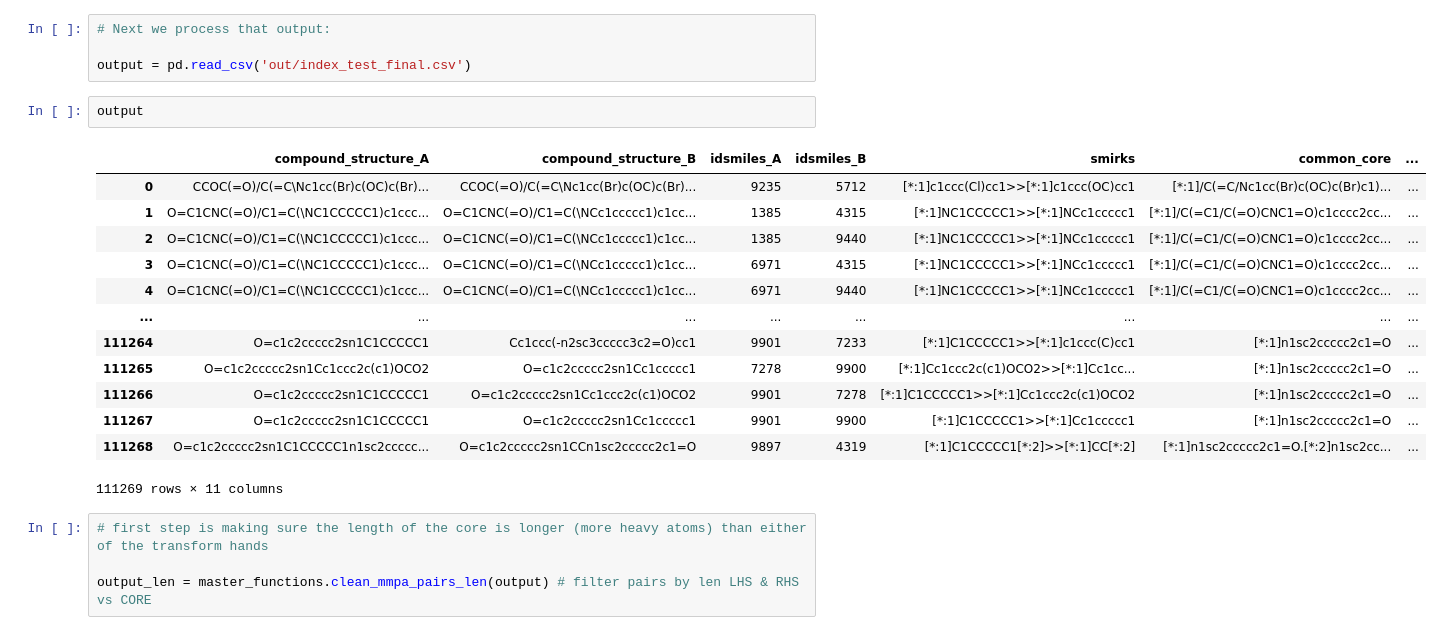
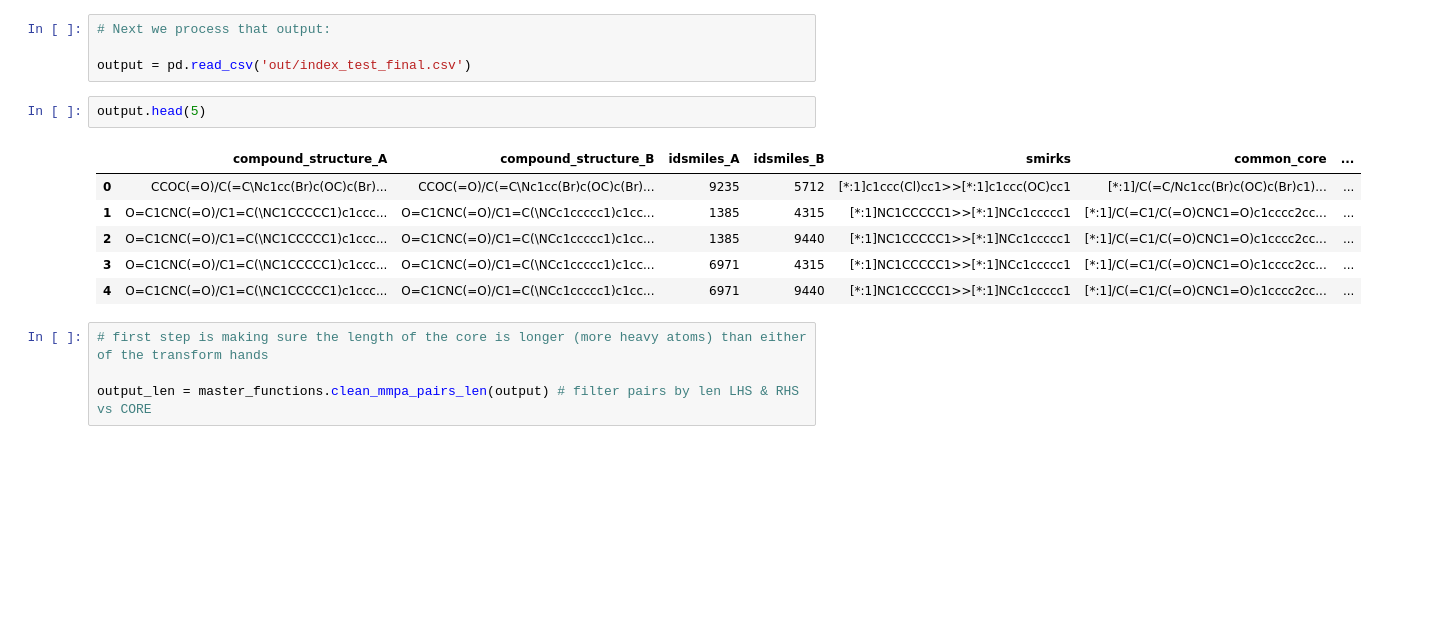
Before and after one commit to domgurvic/ml_mmpa, a Jupyter notebook: test_workflow.ipynb, the cells around one changed output. Cells and saved outputs as stored; diff of their text form; blank space fills up the shorter version.

```diff
--- a/test_workflow.ipynb
+++ b/test_workflow.ipynb
@@ -45,21 +43,14 @@ saving final file:  out/index_test_3_final.csv
 
 output = pd.read_csv('out/index_test_final.csv')
 # %%
-output
+output.head(5)
 # %% [output]
 |  | compound_structure_A | compound_structure_B | idsmiles_A | idsmiles_B | smirks | common_core | ... |
 | 0 | CCOC(=O)/C(=C\Nc1cc(Br)c(OC)c(Br)... | CCOC(=O)/C(=C\Nc1cc(Br)c(OC)c(Br)... | 9235 | 5712 | [*:1]c1ccc(Cl)cc1>>[*:1]c1ccc(OC)cc1 | [*:1]/C(=C/Nc1cc(Br)c(OC)c(Br)c1)... | ... |
 | 1 | O=C1CNC(=O)/C1=C(\NC1CCCCC1)c1ccc... | O=C1CNC(=O)/C1=C(\NCc1ccccc1)c1cc... | 1385 | 4315 | [*:1]NC1CCCCC1>>[*:1]NCc1ccccc1 | [*:1]/C(=C1/C(=O)CNC1=O)c1cccc2cc... | ... |
 | 2 | O=C1CNC(=O)/C1=C(\NC1CCCCC1)c1ccc... | O=C1CNC(=O)/C1=C(\NCc1ccccc1)c1cc... | 1385 | 9440 | [*:1]NC1CCCCC1>>[*:1]NCc1ccccc1 | [*:1]/C(=C1/C(=O)CNC1=O)c1cccc2cc... | ... |
 | 3 | O=C1CNC(=O)/C1=C(\NC1CCCCC1)c1ccc... | O=C1CNC(=O)/C1=C(\NCc1ccccc1)c1cc... | 6971 | 4315 | [*:1]NC1CCCCC1>>[*:1]NCc1ccccc1 | [*:1]/C(=C1/C(=O)CNC1=O)c1cccc2cc... | ... |
 | 4 | O=C1CNC(=O)/C1=C(\NC1CCCCC1)c1ccc... | O=C1CNC(=O)/C1=C(\NCc1ccccc1)c1cc... | 6971 | 9440 | [*:1]NC1CCCCC1>>[*:1]NCc1ccccc1 | [*:1]/C(=C1/C(=O)CNC1=O)c1cccc2cc... | ... |
-| ... | ... | ... | ... | ... | ... | ... | ... |
-| 111264 | O=c1c2ccccc2sn1C1CCCCC1 | Cc1ccc(-n2sc3ccccc3c2=O)cc1 | 9901 | 7233 | [*:1]C1CCCCC1>>[*:1]c1ccc(C)cc1 | [*:1]n1sc2ccccc2c1=O | ... |
-| 111265 | O=c1c2ccccc2sn1Cc1ccc2c(c1)OCO2 | O=c1c2ccccc2sn1Cc1ccccc1 | 7278 | 9900 | [*:1]Cc1ccc2c(c1)OCO2>>[*:1]Cc1cc... | [*:1]n1sc2ccccc2c1=O | ... |
-| 111266 | O=c1c2ccccc2sn1C1CCCCC1 | O=c1c2ccccc2sn1Cc1ccc2c(c1)OCO2 | 9901 | 7278 | [*:1]C1CCCCC1>>[*:1]Cc1ccc2c(c1)OCO2 | [*:1]n1sc2ccccc2c1=O | ... |
-| 111267 | O=c1c2ccccc2sn1C1CCCCC1 | O=c1c2ccccc2sn1Cc1ccccc1 | 9901 | 9900 | [*:1]C1CCCCC1>>[*:1]Cc1ccccc1 | [*:1]n1sc2ccccc2c1=O | ... |
-| 111268 | O=c1c2ccccc2sn1C1CCCCC1n1sc2ccccc... | O=c1c2ccccc2sn1CCn1sc2ccccc2c1=O | 9897 | 4319 | [*:1]C1CCCCC1[*:2]>>[*:1]CC[*:2] | [*:1]n1sc2ccccc2c1=O.[*:2]n1sc2cc... | ... |
-111269 rows × 11 columns
 # %%
 # first step is making sure the length of the core is longer (more heavy atoms) than either of the transform hands
 
```
Also changed, not shown: parts of 9 cells of this notebook, 2 other files.
